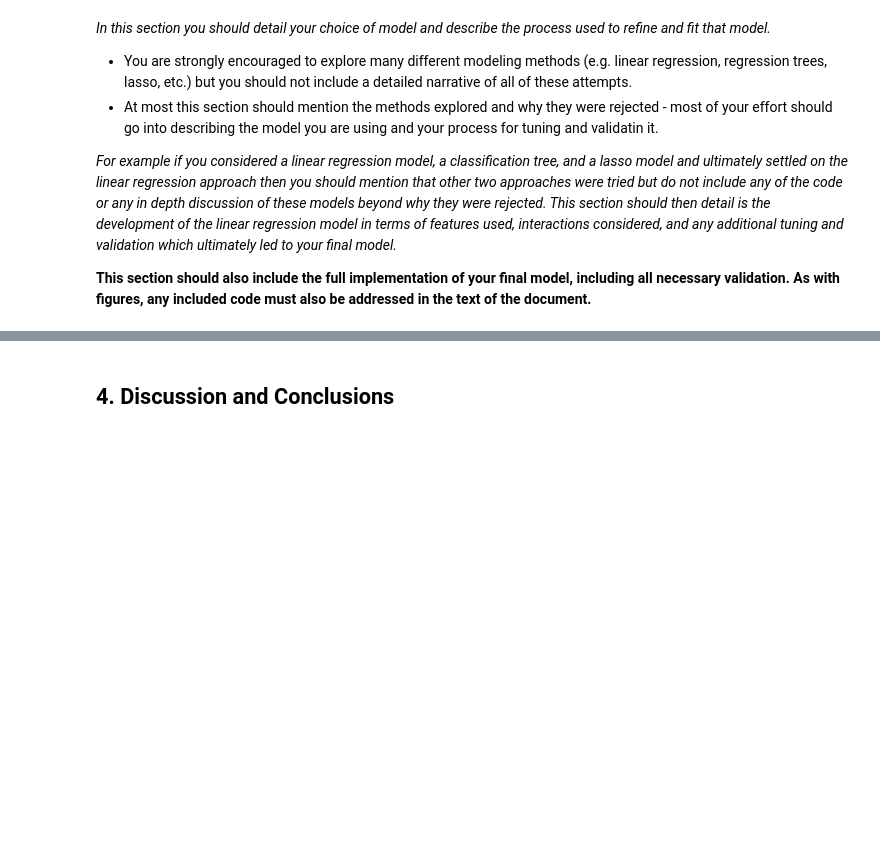
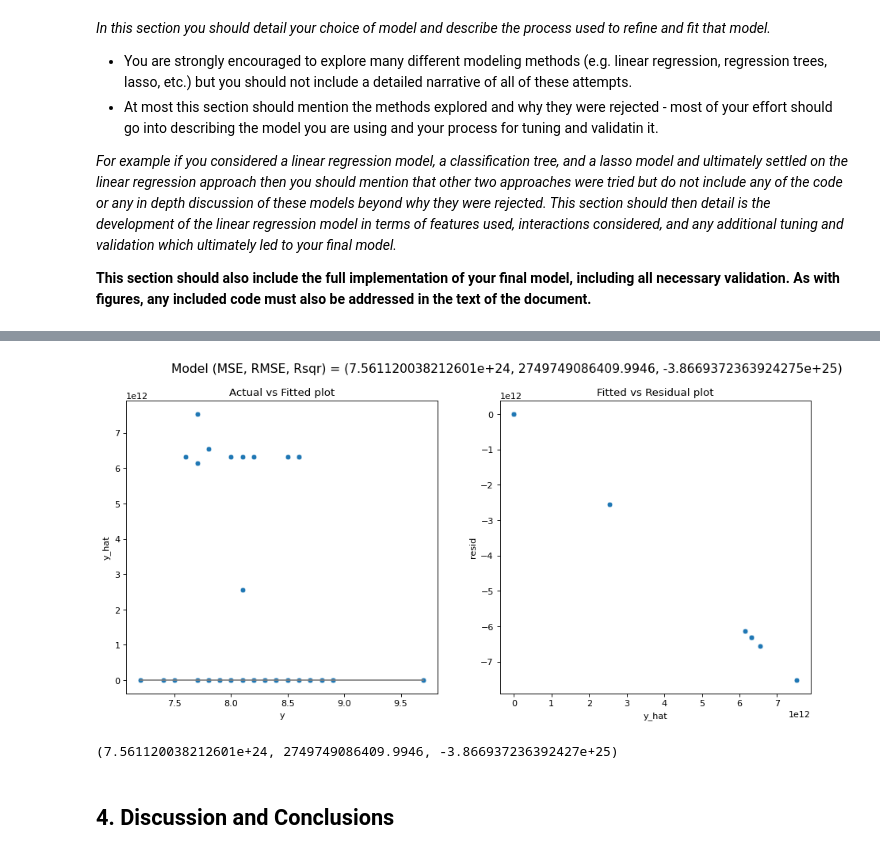
Before and after one commit to BradWangW/imdb_rate_model, a Jupyter notebook: project1.ipynb, the cells around one changed output, grey strips where cells are left out. Cells and saved outputs as stored; diff of their text form; code cells hidden in the pictures; blank space fills up the shorter version.

Commit message:
Baseline model

```diff
--- a/project1.ipynb
+++ b/project1.ipynb
@@ -175,3 +204,16 @@ See the caveats in the documentation: https://pandas.pydata.org/pandas-docs/stab
 *For example if you considered a linear regression model, a classification tree, and a lasso model and ultimately settled on the linear regression approach then you should mention that other two approaches were tried but do not include any of the code or any in depth discussion of these models beyond why they were rejected. This section should then detail is the development of the linear regression model in terms of features used, interactions considered, and any additional tuning and validation which ultimately led to your final model.*
 
 **This section should also include the full implementation of your final model, including all necessary validation. As with figures, any included code must also be addressed in the text of the document.**
+# %%
+from sklearn.model_selection import train_test_split
+from sklearn.preprocessing import StandardScaler
+
+scaler = StandardScaler()
+
+# Separating features from the rating we want to predict
+X = data_numeric.drop('imdb_rating', axis = 1)
+y = data_numeric['imdb_rating']
+
+X_scaled = scaler.fit_transform(X)
+
+X_train, X_test, y_train, y_test = train_test_split(X_scaled, y, test_size = 0.3, random_state = 42)
@@ -177,0 +295,18 @@ See the caveats in the documentation: https://pandas.pydata.org/pandas-docs/stab
+# %%
+from sklearn.linear_model import LinearRegression
+from sklearn.pipeline import make_pipeline
+
+'''X = np.c_[X_train.bmi,
+          X_train.age,
+          X_train.children,
+          X_train.sex_female,
+          X_train.smoker_yes
+          ]'''
+
+X_arr = np.array(X_train)
+y_arr = np.array(y_train)
+
+linreg = LinearRegression()
+lm = linreg.fit(X_arr, y_train)
+beta = get_coefs(lm)
+print(beta)
@@ -178,3 +334,11 @@ See the caveats in the documentation: https://pandas.pydata.org/pandas-docs/stab
+# %%
+X_test_arr = np.array(X_test)
+y_test_arr = np.array(y_test)
+
+model_fit(lm, X_test_arr, y_test_arr, plot = True)
+# %% [output]
+[figure, added]
+(7.561120038212601e+24, 2749749086409.9946, -3.866937236392427e+25)
 # %% [markdown]
 ## 4. Discussion and Conclusions
 # %% [markdown]
```
Also changed, not shown: parts of 11 cells of this notebook.
